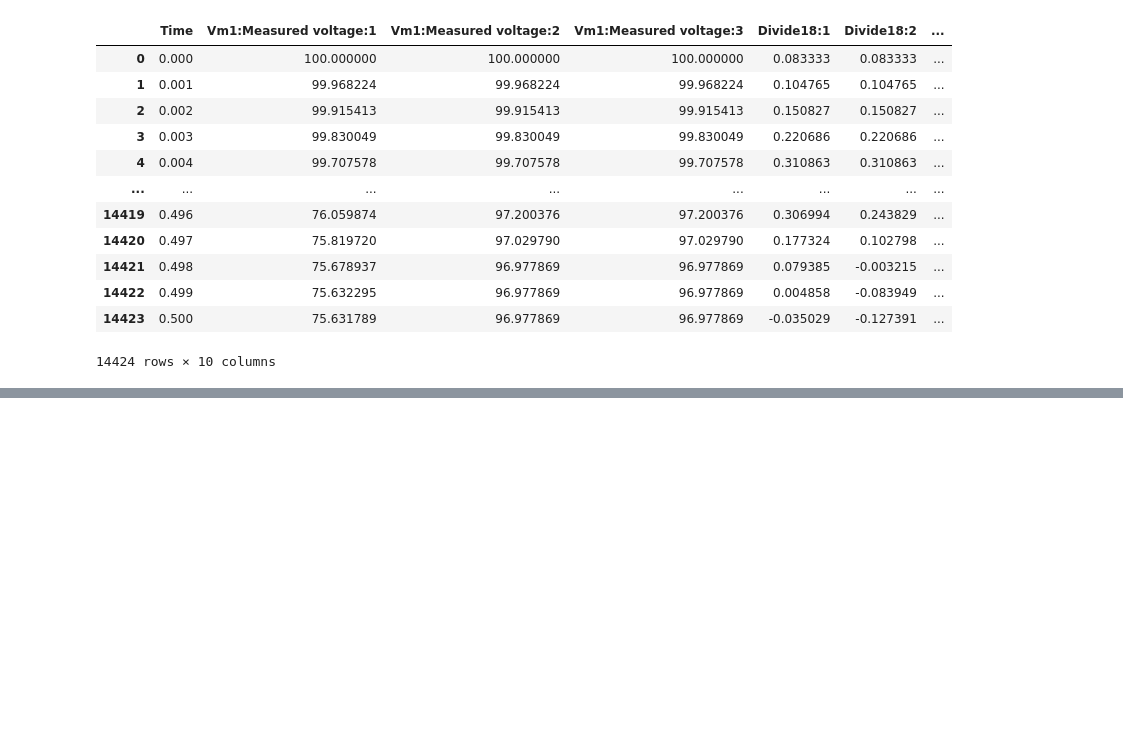
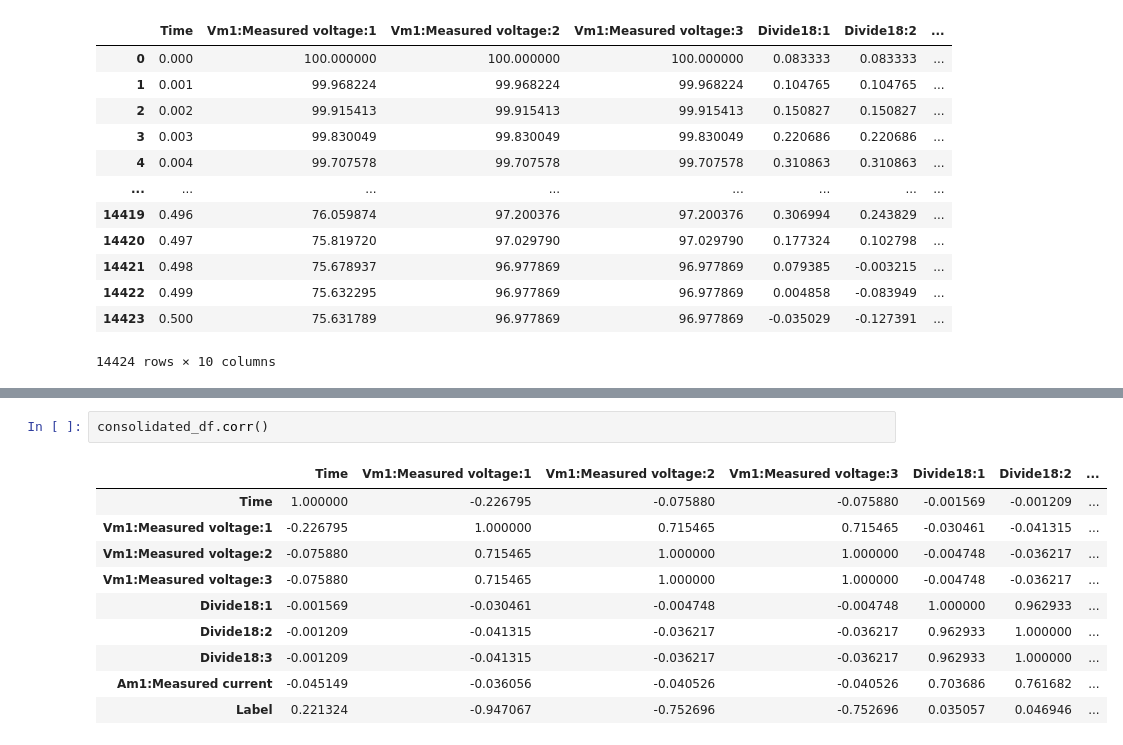
Before and after one commit to cholmess/Electric_Grid_Prediction, a Jupyter notebook: notebooks/Data Exploration.ipynb, the cells around one changed output, grey strips where cells are left out. Saved outputs shown, nothing was run; the diff lists cells and outputs as text; blank space fills up the shorter version.

```diff
--- a/notebooks/Data Exploration.ipynb
+++ b/notebooks/Data Exploration.ipynb
@@ -547,0 +584,13 @@ consolidated_df
+# %%
+consolidated_df.corr()
+# %% [output]
+|  | Time | Vm1:Measured voltage:1 | Vm1:Measured voltage:2 | Vm1:Measured voltage:3 | Divide18:1 | Divide18:2 | ... |
+| Time | 1.000000 | -0.226795 | -0.075880 | -0.075880 | -0.001569 | -0.001209 | ... |
+| Vm1:Measured voltage:1 | -0.226795 | 1.000000 | 0.715465 | 0.715465 | -0.030461 | -0.041315 | ... |
+| Vm1:Measured voltage:2 | -0.075880 | 0.715465 | 1.000000 | 1.000000 | -0.004748 | -0.036217 | ... |
+| Vm1:Measured voltage:3 | -0.075880 | 0.715465 | 1.000000 | 1.000000 | -0.004748 | -0.036217 | ... |
+| Divide18:1 | -0.001569 | -0.030461 | -0.004748 | -0.004748 | 1.000000 | 0.962933 | ... |
+| Divide18:2 | -0.001209 | -0.041315 | -0.036217 | -0.036217 | 0.962933 | 1.000000 | ... |
+| Divide18:3 | -0.001209 | -0.041315 | -0.036217 | -0.036217 | 0.962933 | 1.000000 | ... |
+| Am1:Measured current | -0.045149 | -0.036056 | -0.040526 | -0.040526 | 0.703686 | 0.761682 | ... |
+| Label | 0.221324 | -0.947067 | -0.752696 | -0.752696 | 0.035057 | 0.046946 | ... |
```
Also changed, not shown: parts of 7 cells of this notebook.
